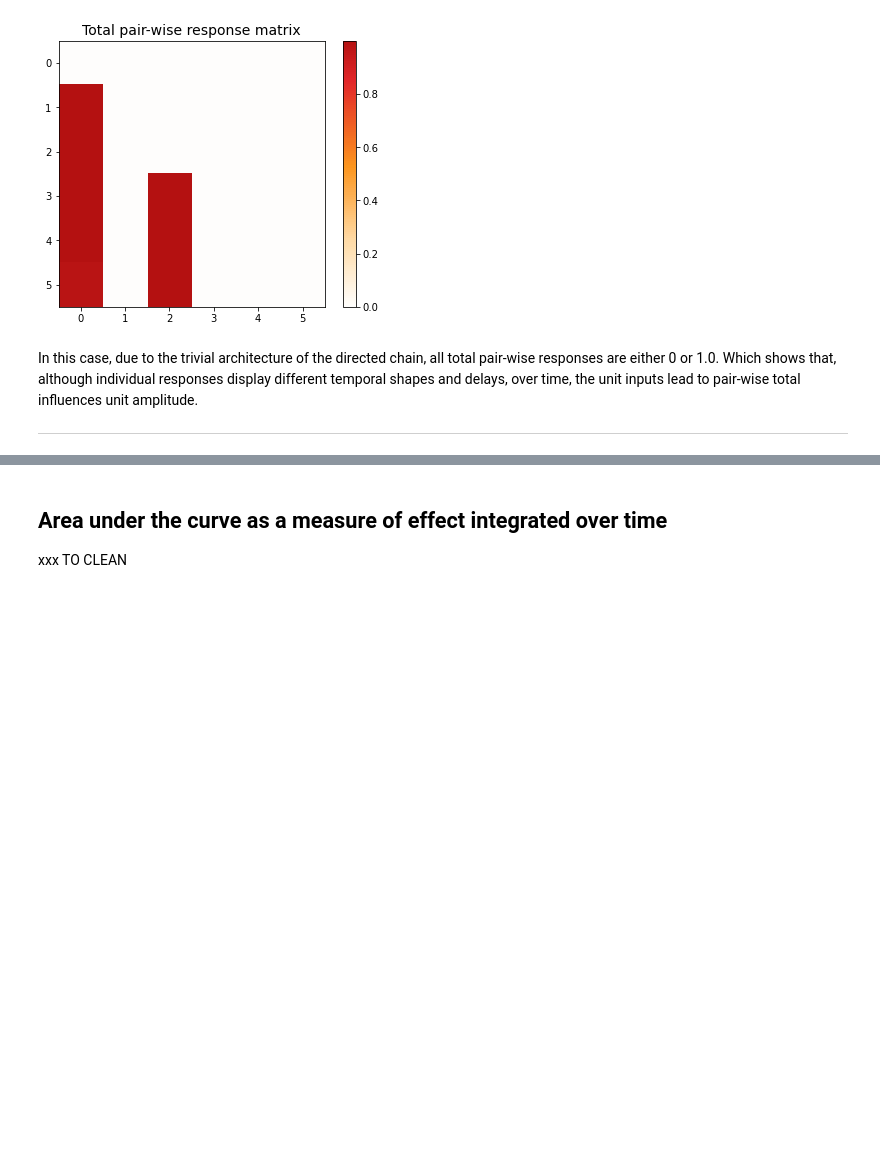
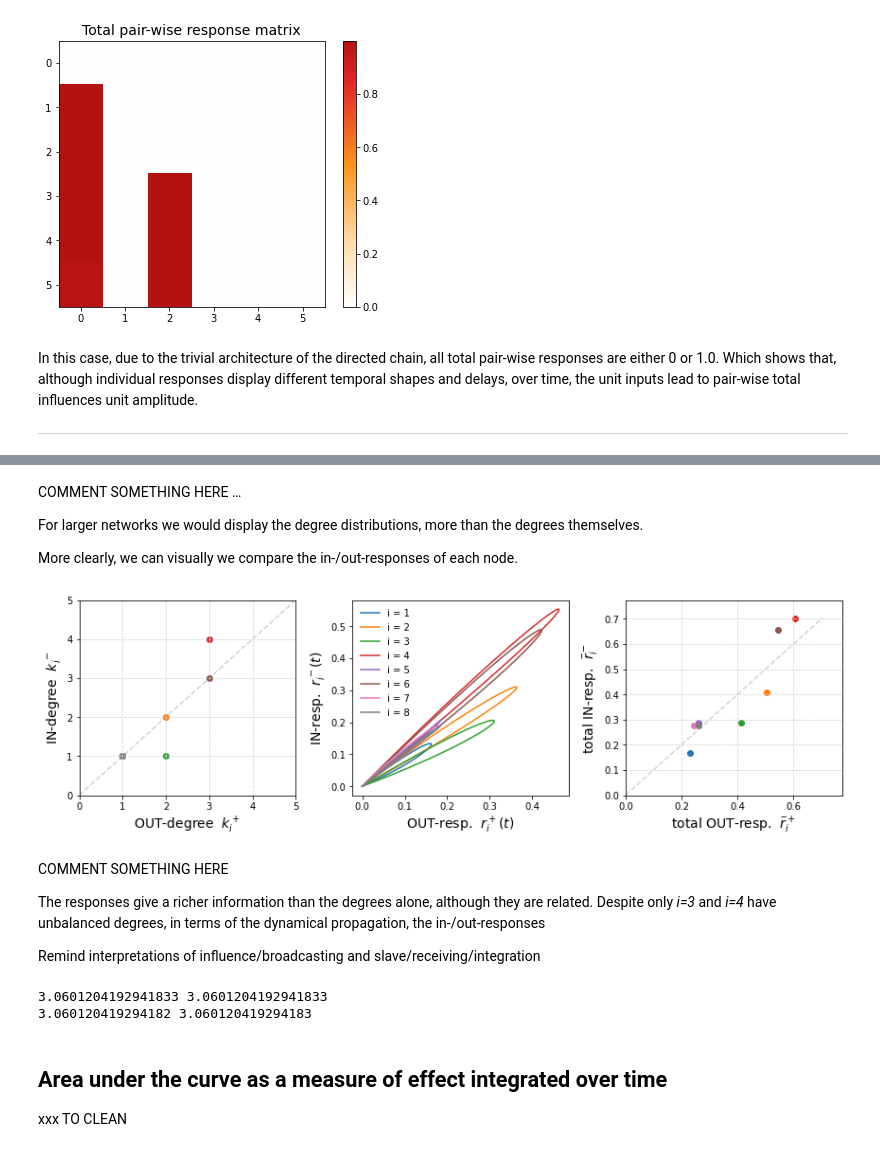
Before and after one commit to mb-BCA/SiReNetA_Tutorials, a Jupyter notebook: Tutorial_Notebooks/2_Basics_StimRespMetrics.ipynb, the cells around one changed output, grey strips where cells are left out. Cells and saved outputs as stored; diff of their text form; code cells hidden in the pictures; blank space fills up the shorter version.

```diff
--- a/Tutorial_Notebooks/2_Basics_StimRespMetrics.ipynb
+++ b/Tutorial_Notebooks/2_Basics_StimRespMetrics.ipynb
@@ -352,3 +472,60 @@ plt.xlabel('Time (a.u.)', fontsize=14);
+# %% [markdown]
+COMMENT SOMETHING HERE …
+
+For larger networks we would display the degree distributions, more than the degrees themselves.
+
+More clearly, we can visually we compare the in-/out-responses of each node.
+# %%
+# Compare the in- / out- responses for every node
+plt.figure(figsize=(12,3.8))
+
+# The classical node degrees
+plt.subplot(1,3,1)
+for i in range(N):
+    plt.scatter(outk[i],ink[i], label='i = %d' %(i+1))
+plt.plot((0,6),(0,6), ls='--', color='lightgray', zorder=0)
+plt.grid(ls='--', color='lightgray')
+plt.xlim(0,5)
+plt.ylim(0,5)
+plt.xlabel('OUT-degree  $k^+_i$', fontsize=14);
+plt.ylabel('IN-degree  $k^-_i$', fontsize=14);
+
+# Trayectories of in-/out responses over time
+plt.subplot(1,3,2)
+for i in range(N):
+    plt.plot(outr_nodes[:,i], inr_nodes[:,i], label='i = %d' %(i+1))
+plt.xlabel('OUT-resp.  $r^+_i(t)$', fontsize=14);
+plt.ylabel('IN-resp.  $r^-_i(t)$', fontsize=14);
+plt.legend(frameon=False, loc='upper left')
+
+# Total in-/out-responses
+maxtotr = max(totinr_nodes.max(),totoutr_nodes.max())
+plt.subplot(1,3,3)
+for i in range(N):
+    plt.scatter(totoutr_nodes[i],totinr_nodes[i], label='i = %d' %(i+1))
+plt.plot((0,maxtotr),(0,maxtotr), ls='--', color='lightgray', zorder=0)
+plt.grid(ls='--', color='lightgray')
+plt.xlim(0,(1+0.1)*maxtotr)
+plt.ylim(0,(1+0.1)*maxtotr)
+plt.xlabel('total OUT-resp.  $\\widebar{r}^+_i$', fontsize=14);
+plt.ylabel('total IN-resp.  $\\widebar{r}^-_i$', fontsize=14);
+
+
+plt.tight_layout()
+# %% [output]
+[figure, added]
+# %% [markdown]
+COMMENT SOMETHING HERE
+
+The responses give a richer information than the degrees alone, although they are related. Despite only *i=3* and *i=4* have unbalanced degrees, in terms of the dynamical propagation, the in-/out-responses
+
+Remind interpretations of influence/broadcasting and slave/receiving/integration
+# %%
+print(inr_nodes.sum()*dt3, outr_nodes.sum()*dt3)
+print(totinr_nodes.sum(), totoutr_nodes.sum())
+# %% [output]
+3.0601204192941833 3.0601204192941833
+3.060120419294182 3.060120419294183
 # %% [markdown]
 ## Area under the curve as a measure of effect integrated over time
 
```
Also changed, not shown: parts of 19 cells of this notebook.
